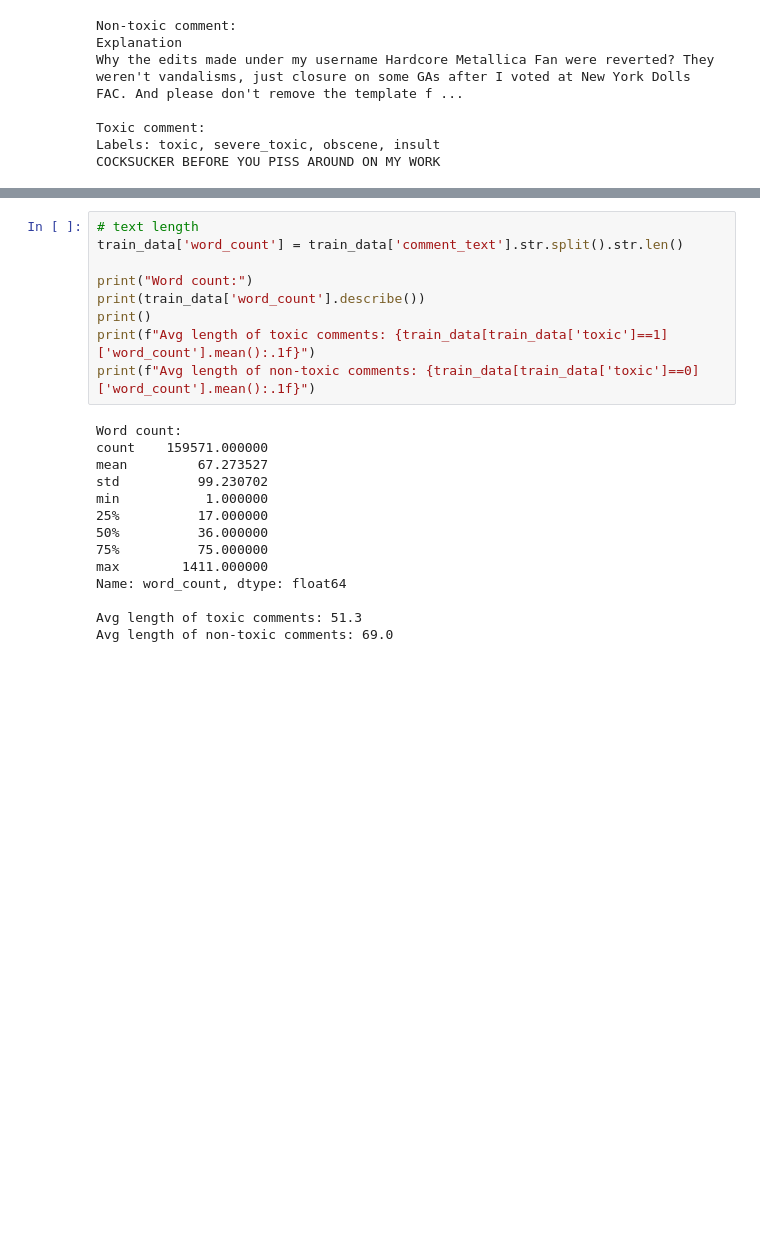
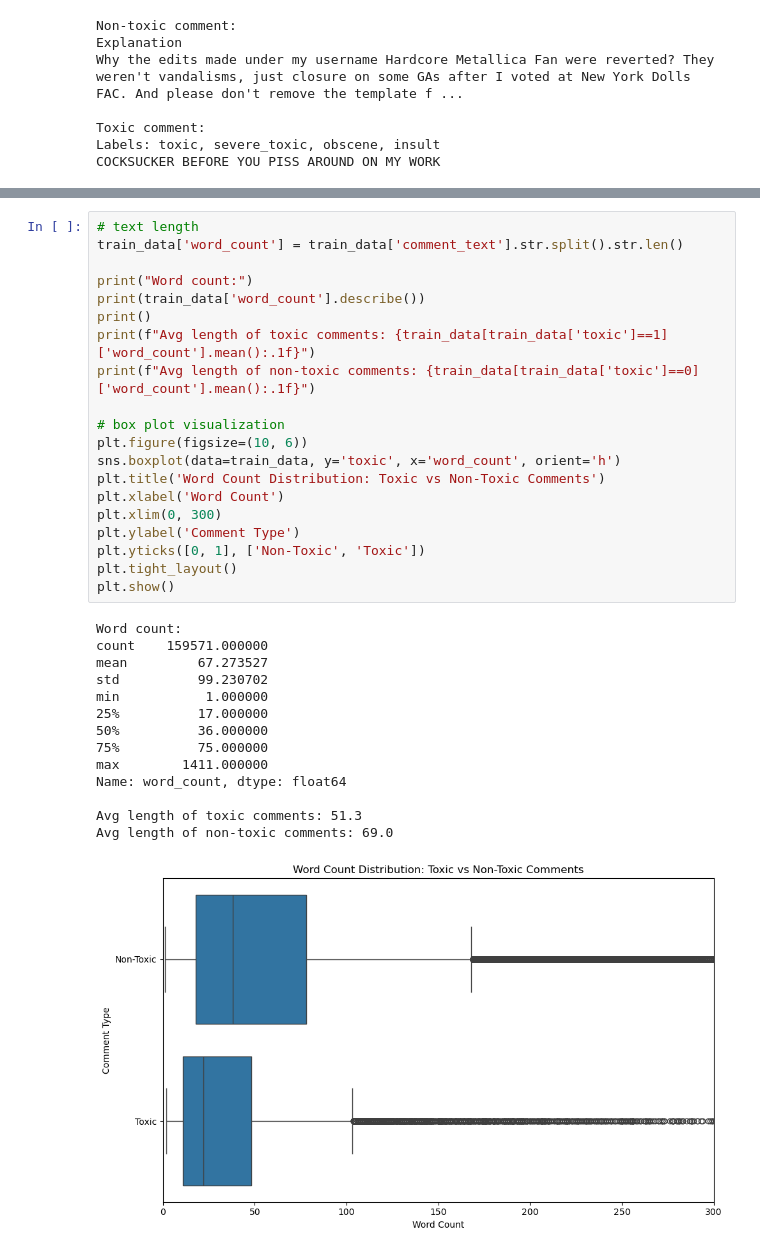
Before and after one commit to AHHHHHH0-0/Toxic-Terminators, a Jupyter notebook: scripts/eda.ipynb, the cells around one changed output, grey strips where cells are left out. Saved outputs shown, nothing was run; the diff lists cells and outputs as text; blank space fills up the shorter version.

```diff
--- a/scripts/eda.ipynb
+++ b/scripts/eda.ipynb
@@ -99,24 +125,36 @@ Percentage of comments with n labels:
 # %%
 # text length
 train_data['word_count'] = train_data['comment_text'].str.split().str.len()
 
 print("Word count:")
 print(train_data['word_count'].describe())
 print()
 print(f"Avg length of toxic comments: {train_data[train_data['toxic']==1]['word_count'].mean():.1f}")
 print(f"Avg length of non-toxic comments: {train_data[train_data['toxic']==0]['word_count'].mean():.1f}")
+
+# box plot visualization
+plt.figure(figsize=(10, 6))
+sns.boxplot(data=train_data, y='toxic', x='word_count', orient='h')
+plt.title('Word Count Distribution: Toxic vs Non-Toxic Comments')
+plt.xlabel('Word Count')
+plt.xlim(0, 300)
+plt.ylabel('Comment Type')
+plt.yticks([0, 1], ['Non-Toxic', 'Toxic'])
+plt.tight_layout()
+plt.show()
 # %% [output]
 Word count:
 count    159571.000000
 mean         67.273527
 std          99.230702
 min           1.000000
 25%          17.000000
 50%          36.000000
 75%          75.000000
 max        1411.000000
 Name: word_count, dtype: float64
 
 Avg length of toxic comments: 51.3
 Avg length of non-toxic comments: 69.0
+[figure, added]
 # %%
```
Also changed, not shown: parts of 3 cells of this notebook.
